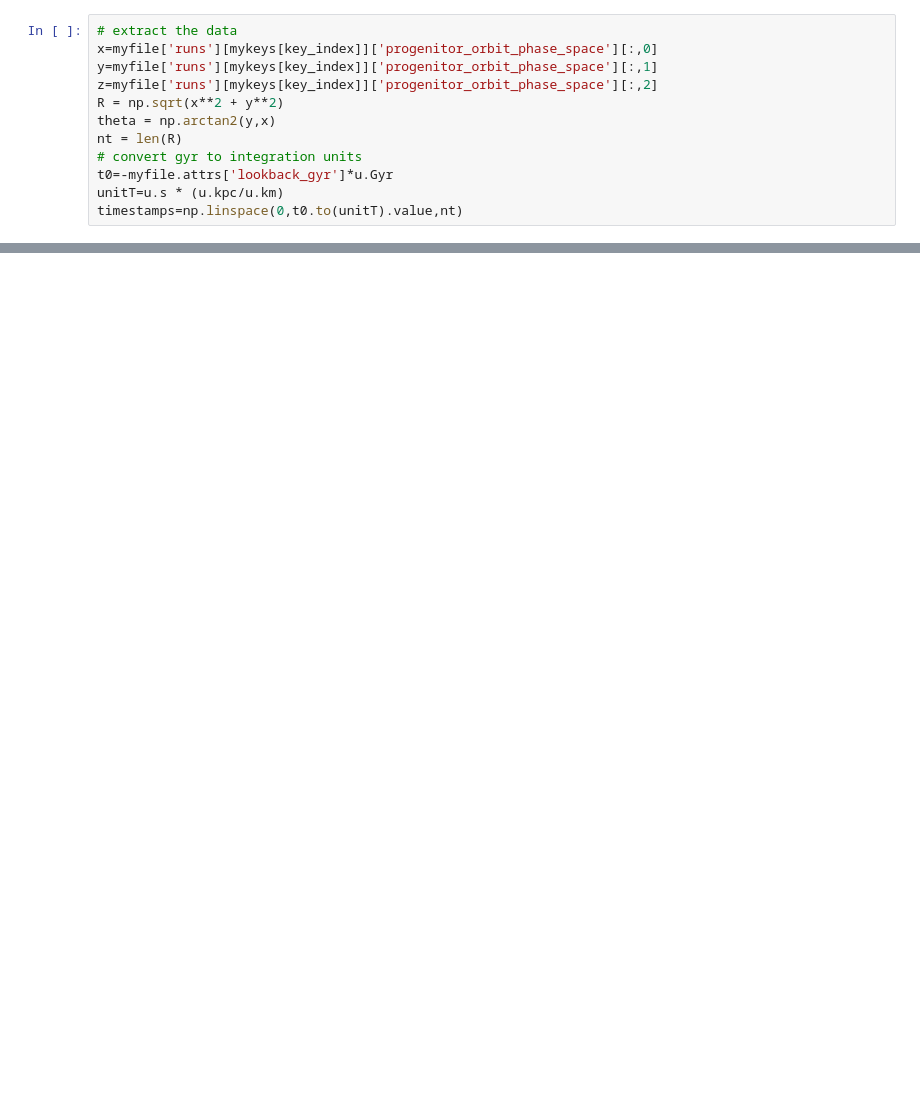
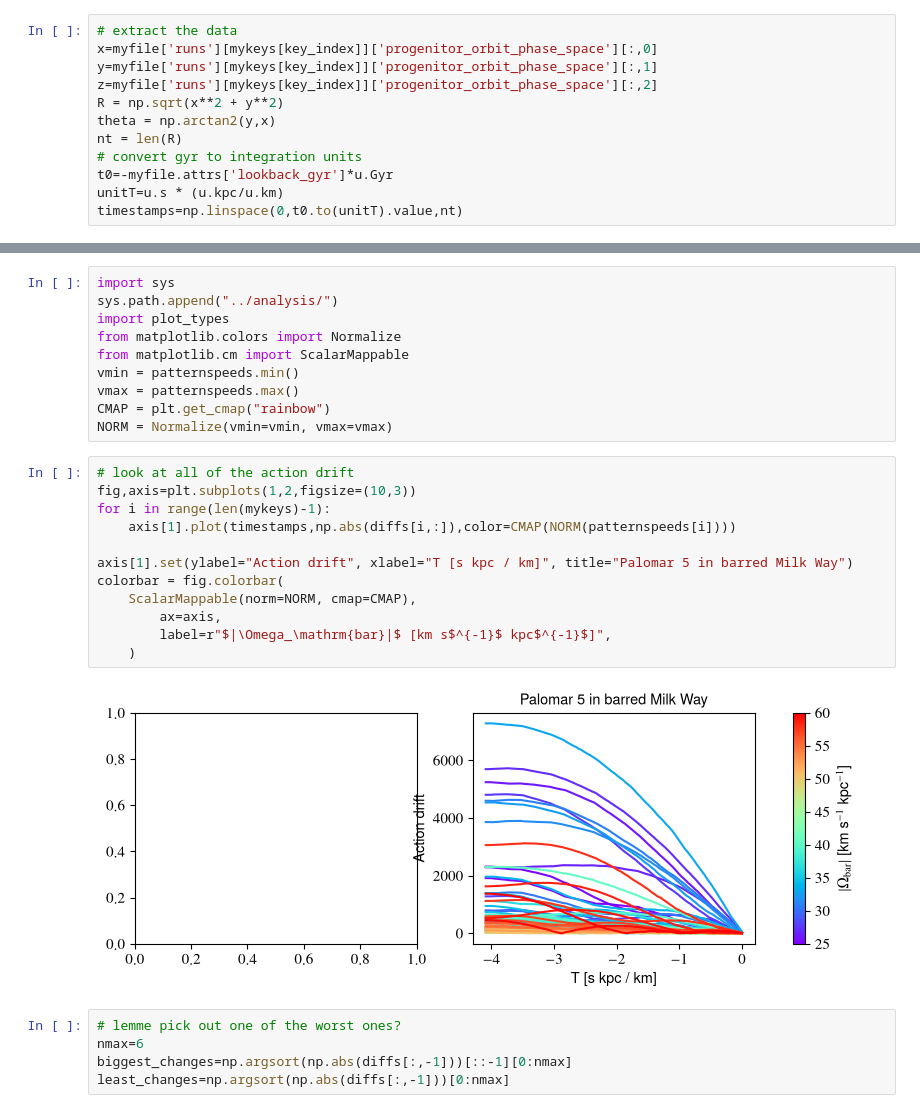
Before and after one commit to salvatore-ferrone/bar-dynamics, a Jupyter notebook: scrap/scrap.ipynb, the cells around one changed output, grey strips where cells are left out. Cells and saved outputs as stored; diff of their text form; blank space fills up the shorter version.

```diff
--- a/scrap/scrap.ipynb
+++ b/scrap/scrap.ipynb
@@ -118,0 +136,29 @@ AttributeError: 'str' object has no attribute 'get'
+# %%
+import sys
+sys.path.append("../analysis/")
+import plot_types
+from matplotlib.colors import Normalize
+from matplotlib.cm import ScalarMappable
+vmin = patternspeeds.min()
+vmax = patternspeeds.max()
+CMAP = plt.get_cmap("rainbow")
+NORM = Normalize(vmin=vmin, vmax=vmax)
+# %%
+# look at all of the action drift
+fig,axis=plt.subplots(1,2,figsize=(10,3))
+for i in range(len(mykeys)-1):
+    axis[1].plot(timestamps,np.abs(diffs[i,:]),color=CMAP(NORM(patternspeeds[i])))
+
+axis[1].set(ylabel="Action drift", xlabel="T [s kpc / km]", title="Palomar 5 in barred Milk Way")
+colorbar = fig.colorbar(
+    ScalarMappable(norm=NORM, cmap=CMAP),
+        ax=axis,
+        label=r"$|\Omega_\mathrm{bar}|$ [km s$^{-1}$ kpc$^{-1}$]",
+    )
+# %% [output]
+[figure, added]
+# %%
+# lemme pick out one of the worst ones?
+nmax=6
+biggest_changes=np.argsort(np.abs(diffs[:,-1]))[::-1][0:nmax]
+least_changes=np.argsort(np.abs(diffs[:,-1]))[0:nmax]
```
Also changed, not shown: parts of 15 cells of this notebook, 7 other files.
